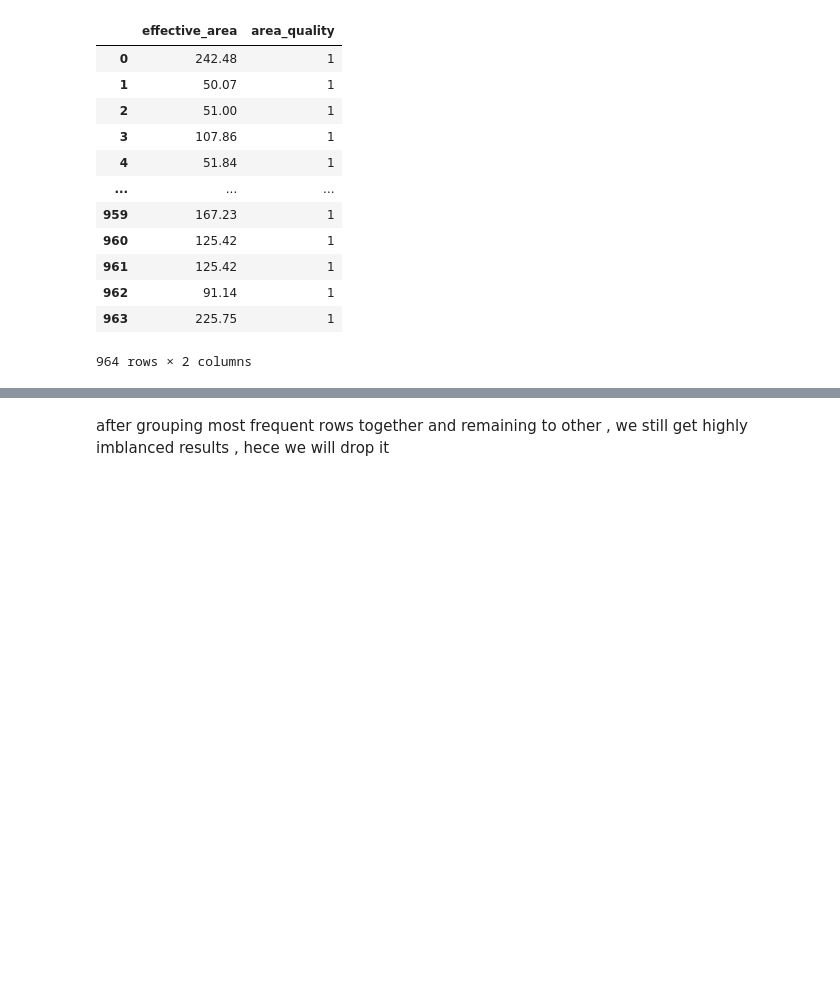
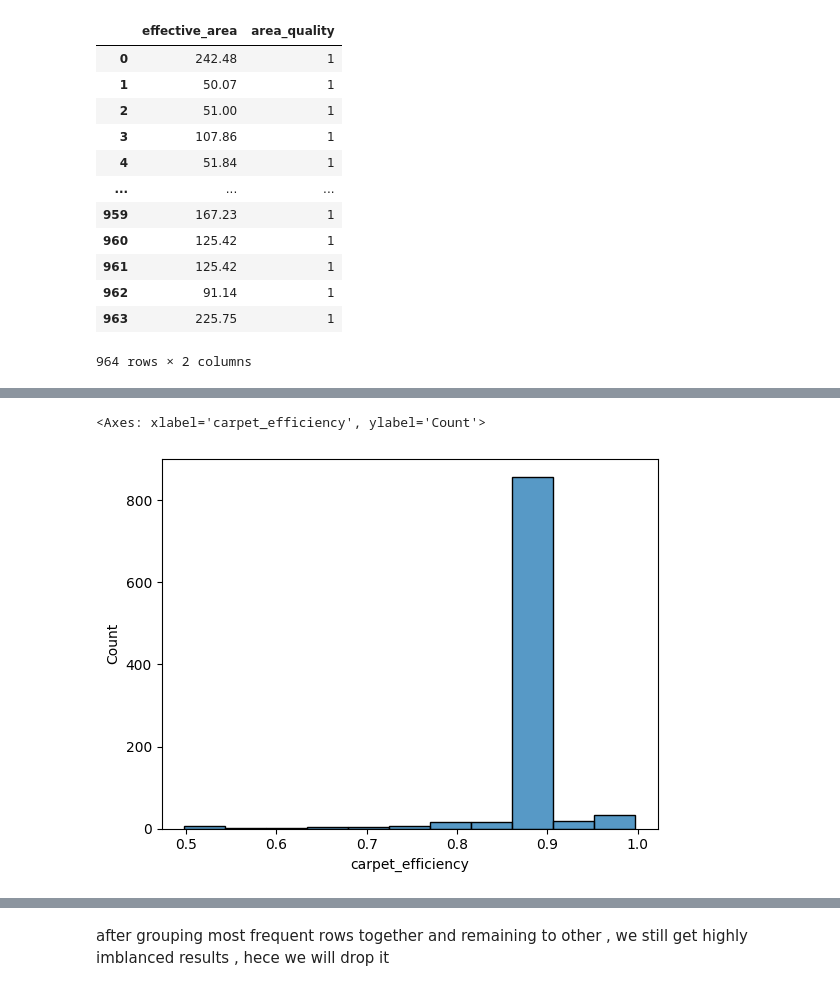
Before and after one commit to PremKarhale/Machine-learning, a Jupyter notebook: Projects/MegaProject1.ipynb, the cells around one changed output, grey strips where cells are left out. Drawn from its saved outputs; the diff is of its cells as text; code cells hidden in the pictures; blank space fills up the shorter version.

```diff
--- a/Projects/MegaProject1.ipynb
+++ b/Projects/MegaProject1.ipynb
@@ -391,6 +391,0 @@ df.groupby(['effective_area','area_quality'])['price'].mean().sort_values(ascend
-# %%
-counts=df['areaWithType'].value_counts()
-thresold =19
-thresold_count = counts[counts >= thresold].index
-df['areaWithType']=df['areaWithType'].apply(lambda x : x if x in thresold_count else 'other')
-# df['areaWithType']=df['areaWithType'].where(df['areaWithType'].isin(thresold_count),'Other')
@@ -410,0 +397,2 @@ sns.histplot(df['areaWithType'],kde=True)
+# %%
+df['carpet_efficiency']=df['carpet_area_sqm']/df['builtup_area_sqm']
@@ -410,0 +402,5 @@ sns.histplot(df['areaWithType'],kde=True)
+# %%
+df['construction_density'] = df['builtup_area_sqm'] / df['plot_area_sqm']
+# %%
+df['carpet_efficiency'] = df['carpet_efficiency'].fillna(df['carpet_efficiency'].median())
+df['construction_density'] = df['construction_density'].fillna(df['construction_density'].median())
@@ -410,0 +423,5 @@ sns.histplot(df['areaWithType'],kde=True)
+# %%
+sns.histplot(df['carpet_efficiency'])
+# %% [output]
+<Axes: xlabel='carpet_efficiency', ylabel='Count'>
+[figure, added]
```
Also changed, not shown: parts of 8 cells of this notebook.
